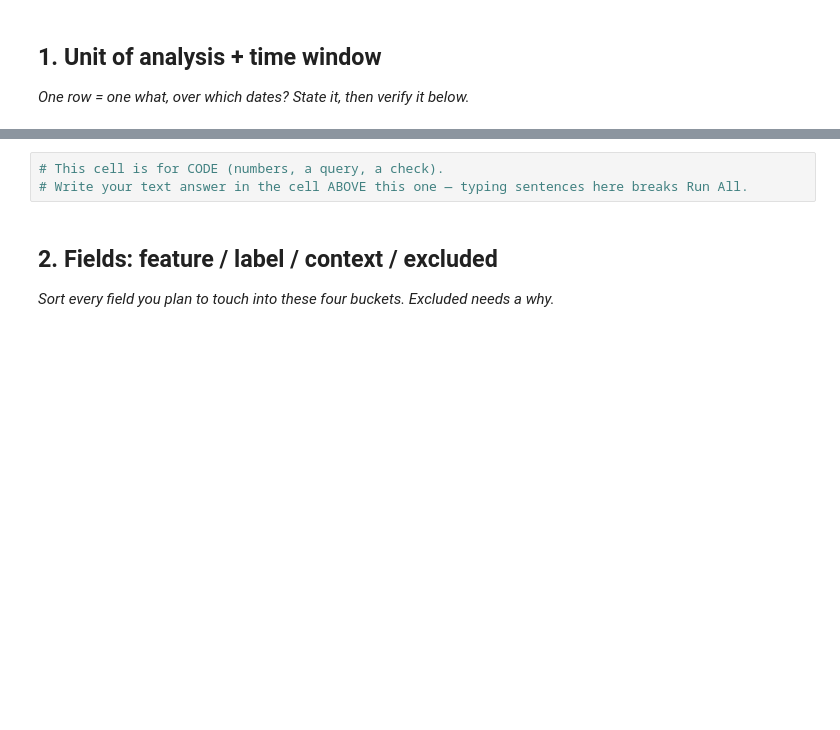
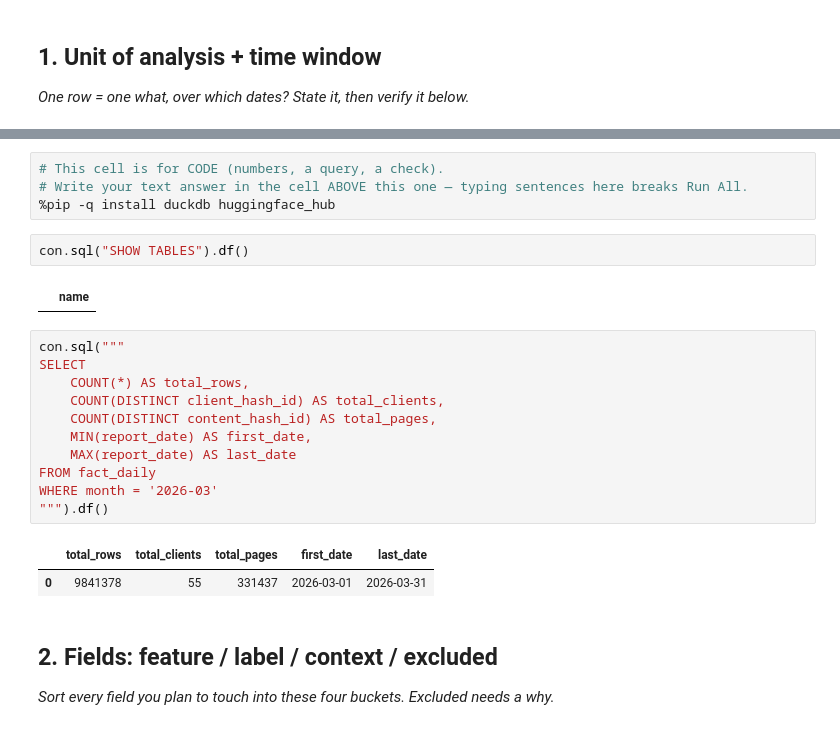
Before and after one commit to ibrahimcancode/flyrank-ml-internship, a Jupyter notebook: work/notebooks/w03_data_contract.ipynb, the cells around one changed output, grey strips where cells are left out. Cells and saved outputs as stored; diff of their text form; blank space fills up the shorter version.

```diff
--- a/work/notebooks/w03_data_contract.ipynb
+++ b/work/notebooks/w03_data_contract.ipynb
@@ -13,6 +98,25 @@ This skeleton is yours to fill. Work the sections **in order** — each one has
 # %%
 # This cell is for CODE (numbers, a query, a check).
 # Write your text answer in the cell ABOVE this one — typing sentences here breaks Run All.
+%pip -q install duckdb huggingface_hub
+# %%
+con.sql("SHOW TABLES").df()
+# %% [output]
+|  | name |
+# %%
+con.sql("""
+SELECT
+    COUNT(*) AS total_rows,
+    COUNT(DISTINCT client_hash_id) AS total_clients,
+    COUNT(DISTINCT content_hash_id) AS total_pages,
+    MIN(report_date) AS first_date,
+    MAX(report_date) AS last_date
+FROM fact_daily
+WHERE month = '2026-03'
+""").df()
+# %% [output]
+|  | total_rows | total_clients | total_pages | first_date | last_date |
+| 0 | 9841378 | 55 | 331437 | 2026-03-01 | 2026-03-31 |
 # %% [markdown]
 ## 2. Fields: feature / label / context / excluded
 
```
Also changed, not shown: parts of 14 cells of this notebook.
